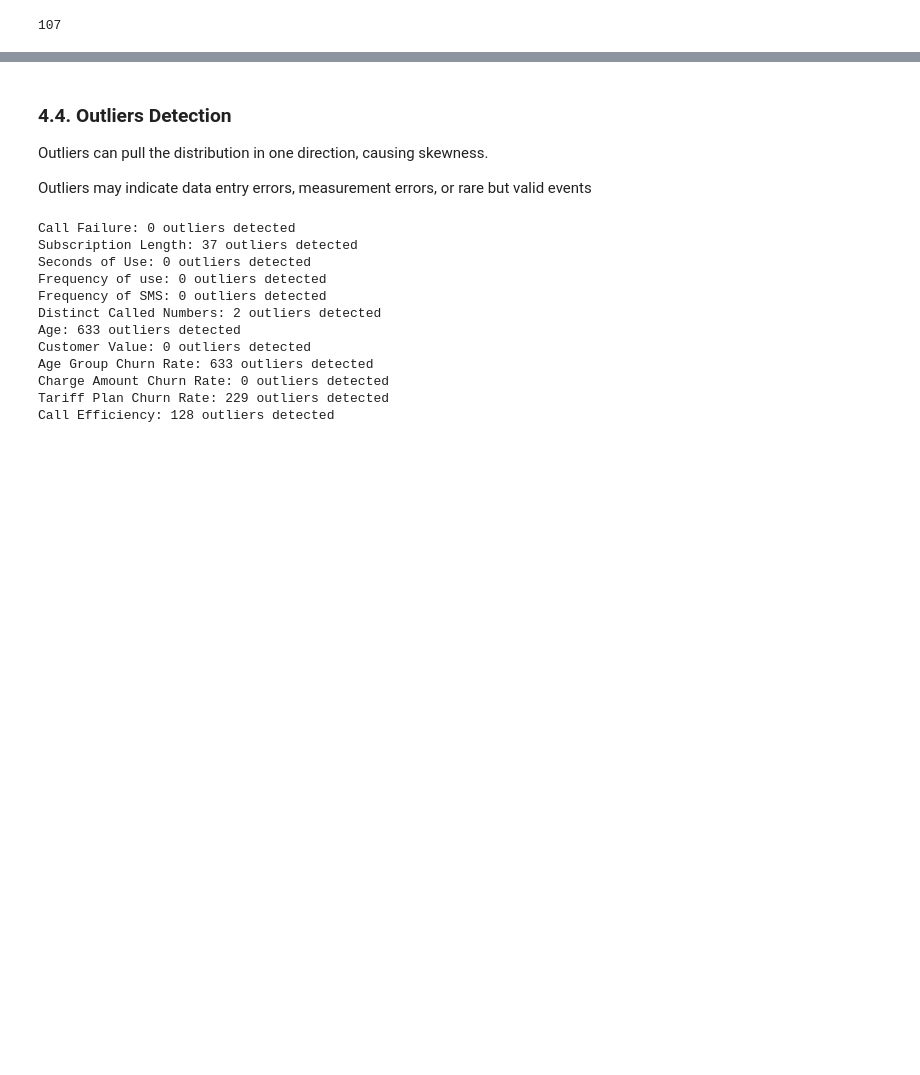
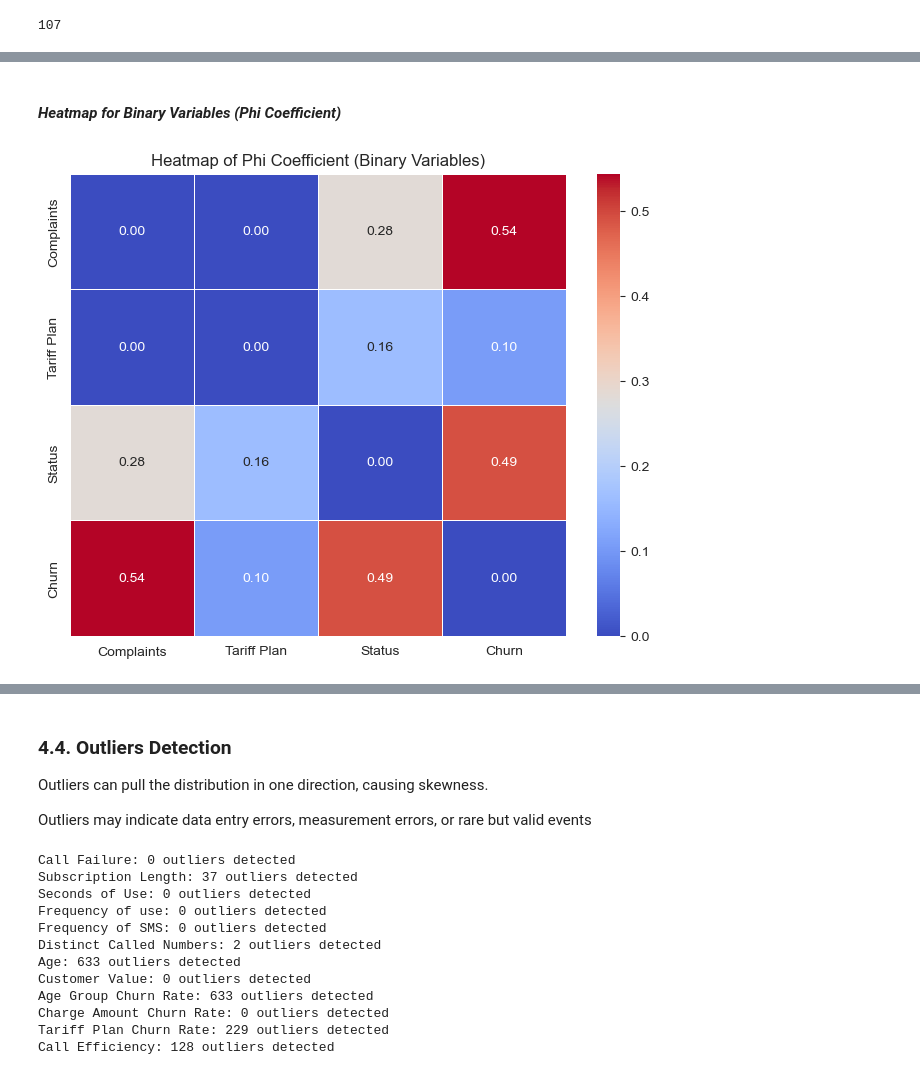
Before and after one commit to Miracle-Bassey/TelecomChurnModel, a Jupyter notebook: notebook/EDA.ipynb, the cells around one changed output, grey strips where cells are left out. Saved outputs shown, nothing was run; the diff lists cells and outputs as text; code cells hidden in the pictures; blank space fills up the shorter version.

```diff
--- a/notebook/EDA.ipynb
+++ b/notebook/EDA.ipynb
@@ -1156,0 +1035,9 @@ memory usage: 423.0 KB
+# %% [markdown]
+#### *Heatmap for Binary Variables (Phi Coefficient)*
+# %%
+plt.figure(figsize=(8, 6))
+sns.heatmap(correlation_results['Phi'], annot=True, cmap='coolwarm', fmt=".2f", linewidths=0.5)
+plt.title("Heatmap of Phi Coefficient (Binary Variables)")
+plt.show()
+# %% [output]
+[figure, added]
```
Also changed, not shown: parts of 86 cells of this notebook, 7 other files.
